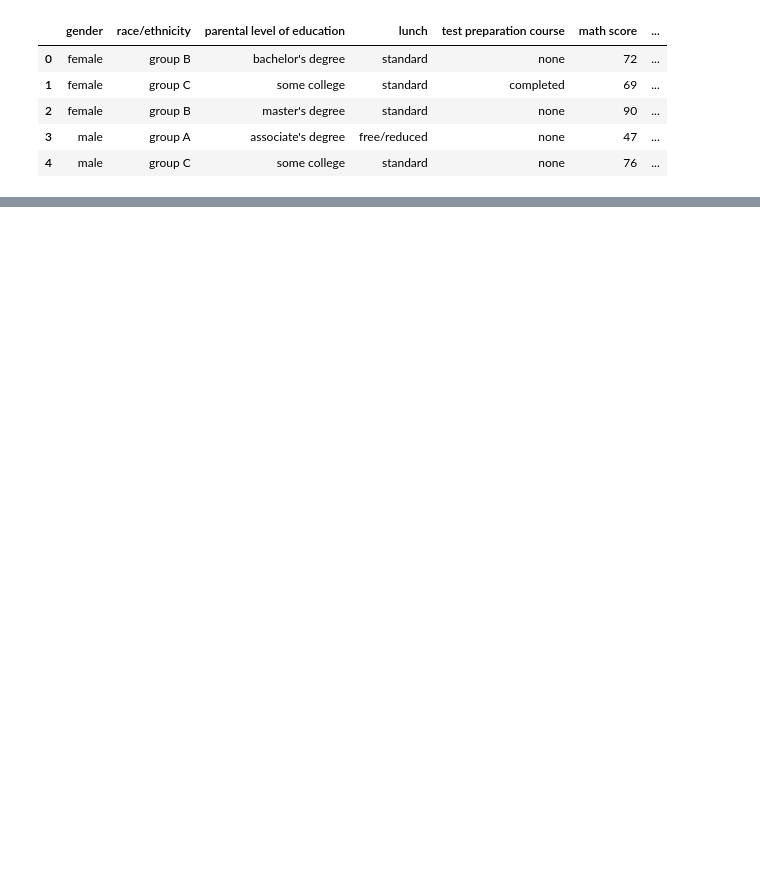
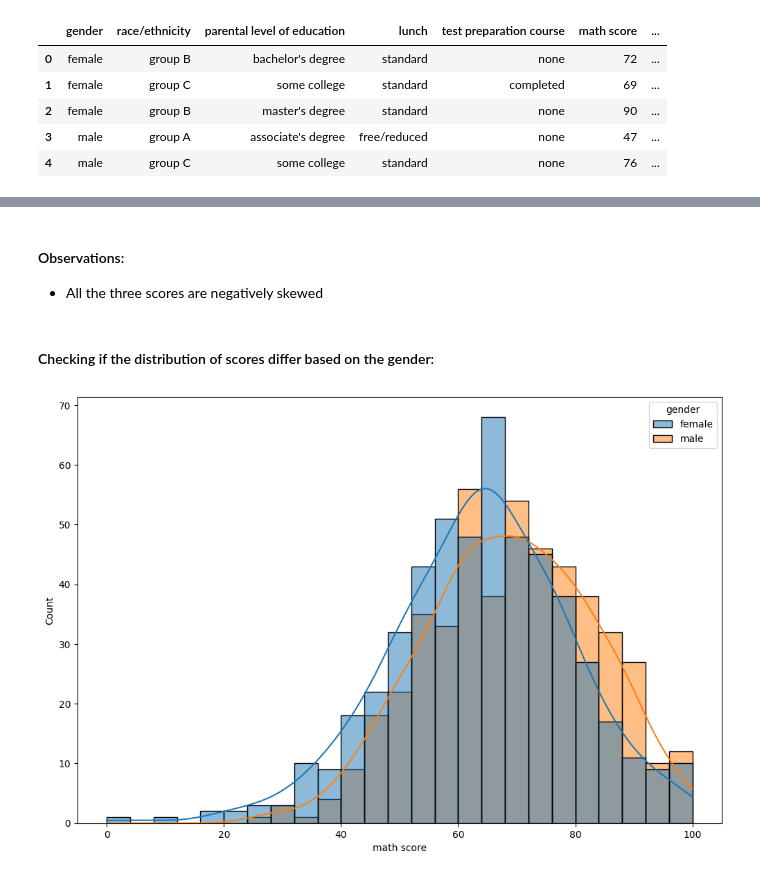
Before and after one commit to therealabhishek/mlproject_endtoend, a Jupyter notebook: src/notebook/eda.ipynb, the cells around one changed output, grey strips where cells are left out. Drawn from its saved outputs; the diff is of its cells as text; code cells hidden in the pictures; blank space fills up the shorter version.

```diff
--- a/src/notebook/eda.ipynb
+++ b/src/notebook/eda.ipynb
@@ -28,0 +266,12 @@ df.head()
+# %% [markdown]
+#### Observations:
+
+- All the three scores are negatively skewed
+# %% [markdown]
+#### Checking if the distribution of scores differ based on the gender:
+# %%
+plt.figure(figsize=(12,8))
+sns.histplot(data=df,x='math score',kde=True,hue='gender')
+plt.show()
+# %% [output]
+[figure, added]
```
Also changed, not shown: parts of 40 cells of this notebook, 4 other files.
